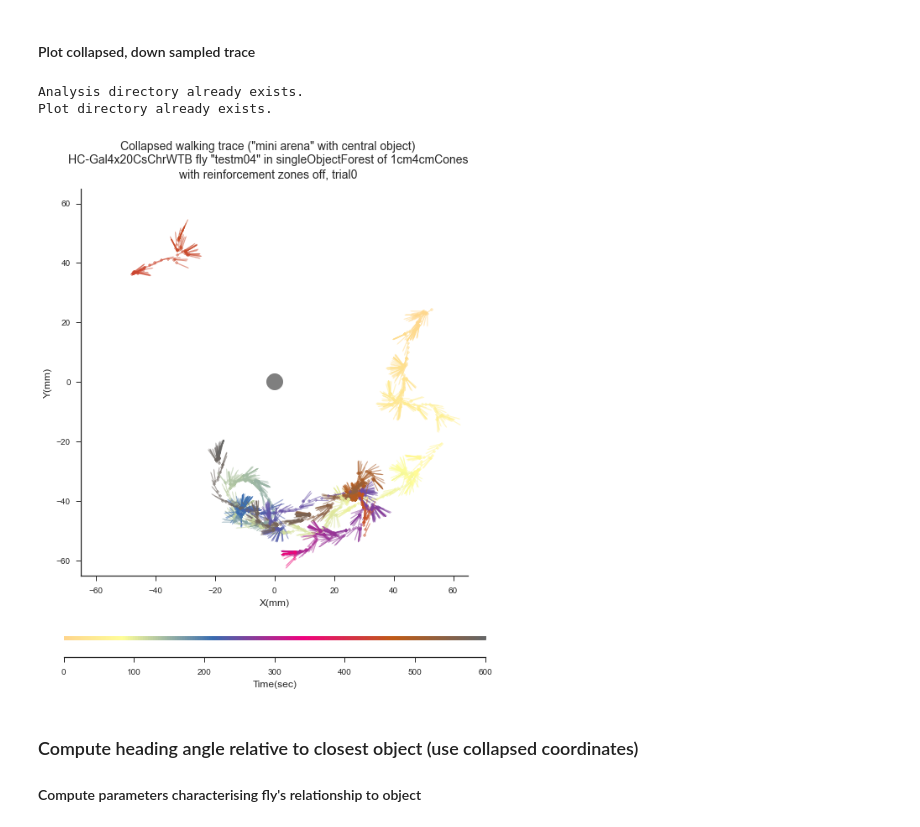
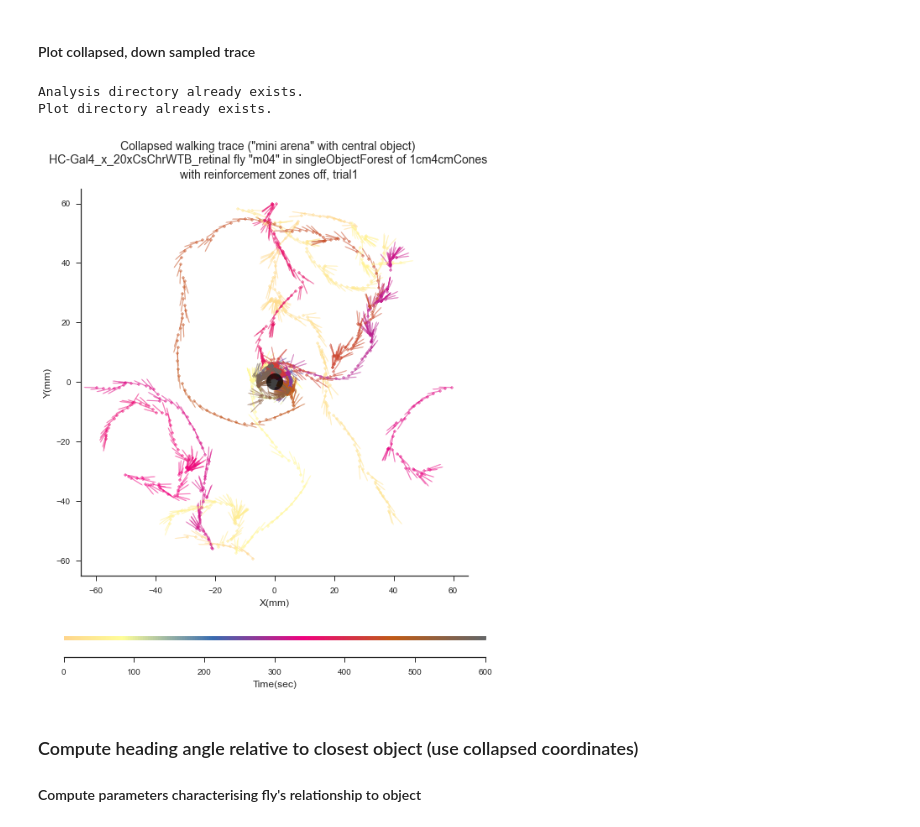
Before and after one commit to hjmh/flyNotebooks, a Jupyter notebook: flyVRoptogenetics/flyVRoptogenetics_trajectoryAnalysis_FlyOver094.ipynb, the cells around one changed output. Saved outputs shown, nothing was run; the diff lists cells and outputs as text; code cells hidden in the pictures.

Commit message:
Adjusted notebook to account for invisible object trials

```diff
--- a/flyVRoptogenetics/flyVRoptogenetics_trajectoryAnalysis_FlyOver094.ipynb
+++ b/flyVRoptogenetics/flyVRoptogenetics_trajectoryAnalysis_FlyOver094.ipynb
@@ -48,7 +48,7 @@ sns.set_style('ticks')
 
 # Choose file to analyse ..............................................................................................
 
-baseDir = '/Volumes/jayaramanlab/Hannah/Projects/FlyVR/1_Experiments/'
+baseDir = '/Volumes/jayaramanlab/Hannah/Projects/FlyVR/1_Experiments/FlyOver094/'
 
 root = Tk()
 # prevents root window from appearing
@@ -83,7 +83,7 @@ Analysis directory already exists.
 ### Load raw data
 #### Choose trial to analyse
 # %%
-trial = 0 #adjust
+trial = 1 #adjust
 objecttype = 'visible'
 FODataFile = FODataFiles[trial]
 FODataFile
@@ -95,6 +95,11 @@ if ('rZones' in FODataFile):
 else:
     rZones = 'off'
 
+if ('invisible' in FODataFile or 'Invisible' in FODataFile):
+    invisible = 'on'
+else:
+    invisible = 'off'
+
 dataFileParts = FODataFile.split('_')
 titleString = genotype + ' fly "' + flyID + '" in ' + dataFileParts[0] + ' of ' + dataFileParts[1] + 's\n' + 'with reinforcement zones ' + rZones + ', trial' + str(trial)
 print(titleString)
@@ -281,7 +288,7 @@ Plot directory already exists.
 #### Collapse to 'mini-arena' while preserving the global heading
 # %%
 arenaRad = 60 # 1/2 distance between cones
-if objecttype == 'visible':
+if invisible == 'off':
     objectCoords = np.copy(visibleObjectCoords[0:-3, 0:2])
 else:  # use of non-physics, invisible objects allows us to mark virtual object positions in empty arena
     objectCoords = np.copy(invisibleObjectCoords[4:, 0:2])
@@ -304,41 +311,43 @@ frameRange = range(tStart, tEnd, tStep)
 colMap = 'Accent'
 
 colTrFig = plt.figure(figsize=(9, 10))
 gs = gridspec.GridSpec(2, 1, height_ratios=np.hstack((10, 1)))
 
 colTrFig.suptitle('Collapsed walking trace ("mini arena" with central object)\n' + titleString, fontsize=14)
 
 axTraj = colTrFig.add_subplot(gs[0])
 axTime = colTrFig.add_subplot(gs[1])
 plotPosInRange(axTraj, axTime, frameRange, time_ds, xPosMA_ds, yPosMA_ds, angle_ds, colMap, 4, 0.5, 7)
-axTraj.plot(0, 0, marker='o', markersize=20, linestyle='none', alpha=0.5, color='black')
 
-r_in = 0
-r_out = 50
-zMax = 15
+if (invisible == 'off'):
+    axTraj.plot(0, 0, marker='o', markersize=20, linestyle='none', alpha=0.75, color='black')
+else:
+    axTraj.plot(0, 0, marker='o', markersize=20, alpha=0.75, markeredgewidth=0.5, markerfacecolor='None',markeredgecolor='black')
 
-for zStep in range(1,zMax+1):
-    circle1=plt.Circle((0,0),(r_out - r_in)-(zStep*(r_out - r_in)/zMax) ,color='r',alpha=0.1)
-    sbplt.add_artist(circle1)
+if(rZones=='on'):
+    rZoneRange = float(rZone_rOuter - rZone_rInner)
+    for zStep in range(1,rZone_max+1):
+        circle1=plt.Circle((0,0),(rZoneRange+1)-(zStep*(rZoneRange)/rZone_max) ,color='r',alpha=0.075)
+        axTraj.add_artist(circle1)
 
 axTraj.set_xlabel(header[1], fontsize=12)
 axTraj.set_ylabel(header[2], fontsize=12)
 axTraj.set_ylim([-(arenaRad+5), arenaRad + 5])
 axTraj.set_xlim([-(arenaRad+5), arenaRad + 5])
 myAxisTheme(axTraj)
 
 axTime.set_xlabel(header[0], fontsize=12)
 plt.xlim((0, time_ds[-1]))
 timeAxisTheme(axTime)
 
 makeNestedPlotDirectory(analysisDir, 'tracePlotMA/', 'rZones_'+ rZones + sep)
 
 colTrFig.savefig(analysisDir + 'tracePlotMA/' + 'rZones_'+ rZones + sep
                  + FODataFile[0:-4] + '_traceObjectPlot_ds_trial' + str(trial) + '.pdf', format='pdf')
 # %% [output]
 Analysis directory already exists.
 Plot directory already exists.
-[figure, old version]
+[figure, new version]
 # %% [markdown]
 ### Compute heading angle relative to closest object (use collapsed coordinates)
 #### Compute parameters characterising fly's relationship to object
```
Also changed, not shown: parts of 19 cells of this notebook.
